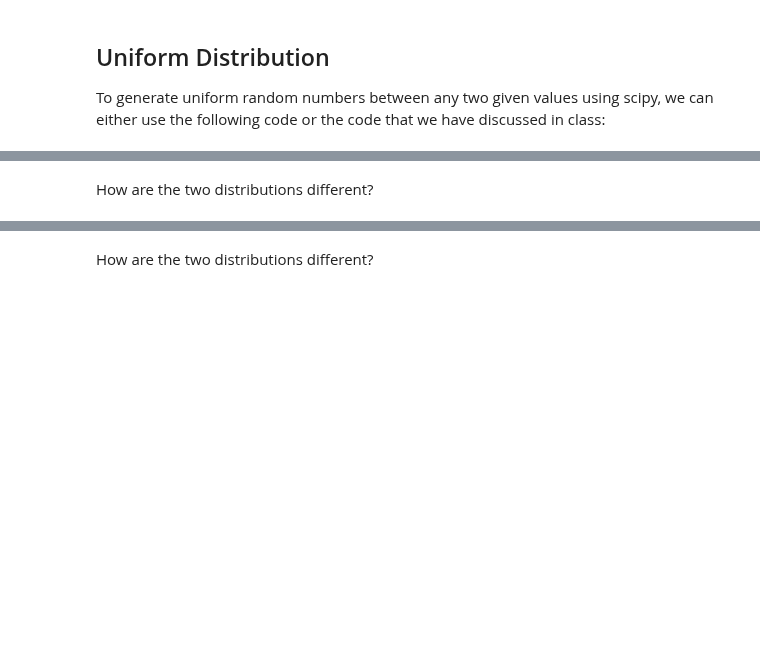
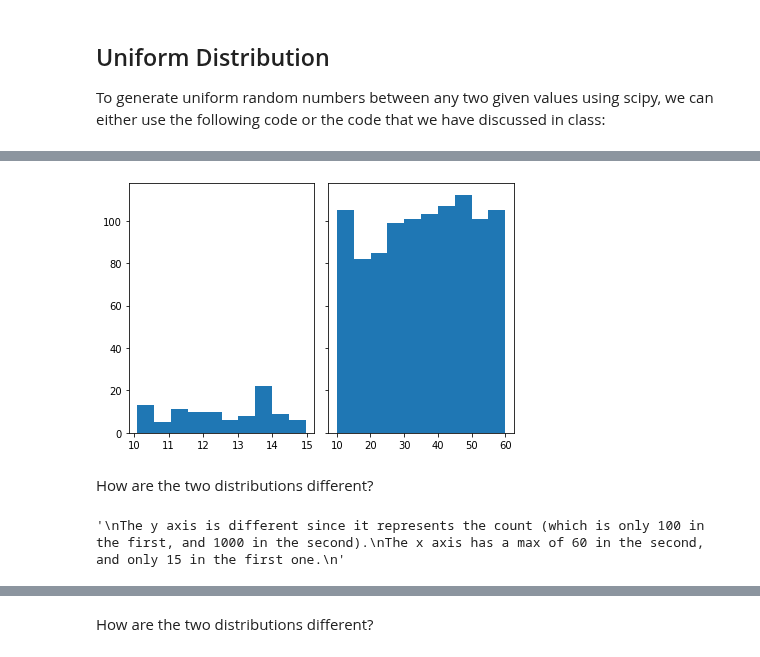
Before and after one commit to ta-data-lis/lab-probability-distributions, a Jupyter notebook: your-code/continuous.ipynb, the cells around one changed output, grey strips where cells are left out. Saved outputs shown, nothing was run; the diff lists cells and outputs as text; code cells hidden in the pictures; blank space fills up the shorter version.

```diff
--- a/your-code/continuous.ipynb
+++ b/your-code/continuous.ipynb
@@ -47,2 +48,17 @@ Your output should look like below:
+# %%
+# your code here
+import matplotlib.pyplot as plt
+def uni_dis(bottom, ceiling, count):
+    x = uniform.rvs(size=count)
+    randoms = bottom + (ceiling - bottom)*x
+    return randoms
+# %%
+fig, axs = plt.subplots(1,2, sharey=True, tight_layout=True)
+
+axs[0].hist(uni_dis(10,15,100))
+axs[1].hist(uni_dis(10,60,1000))
+plt.show()
+# %% [output]
+[figure, added]
 # %% [markdown]
 How are the two distributions different?
@@ -51,3 +65,11 @@ How are the two distributions different?
+# %%
+# your answer here:
+"""
+The y axis is different since it represents the count (which is only 100 in the first, and 1000 in the second).
+The x axis has a max of 60 in the second, and only 15 in the first one.
+"""
+# %% [output]
+'\nThe y axis is different since it represents the count (which is only 100 in the first, and 1000 in the second).\nThe x axis has a max of 60 in the second, and only 15 in the first one.\n'
 # %% [markdown]
 ## Normal Distribution
 
```
Also changed, not shown: parts of 22 cells of this notebook.
